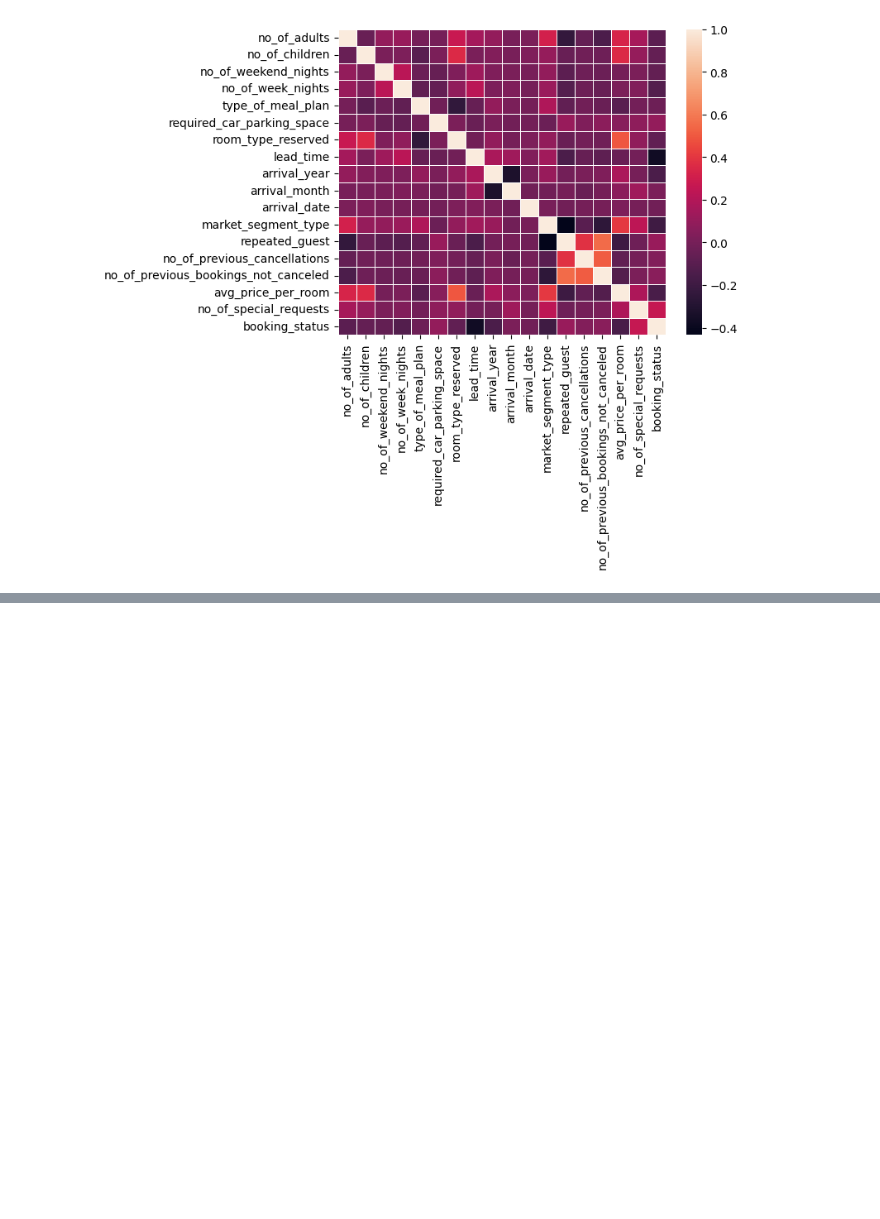
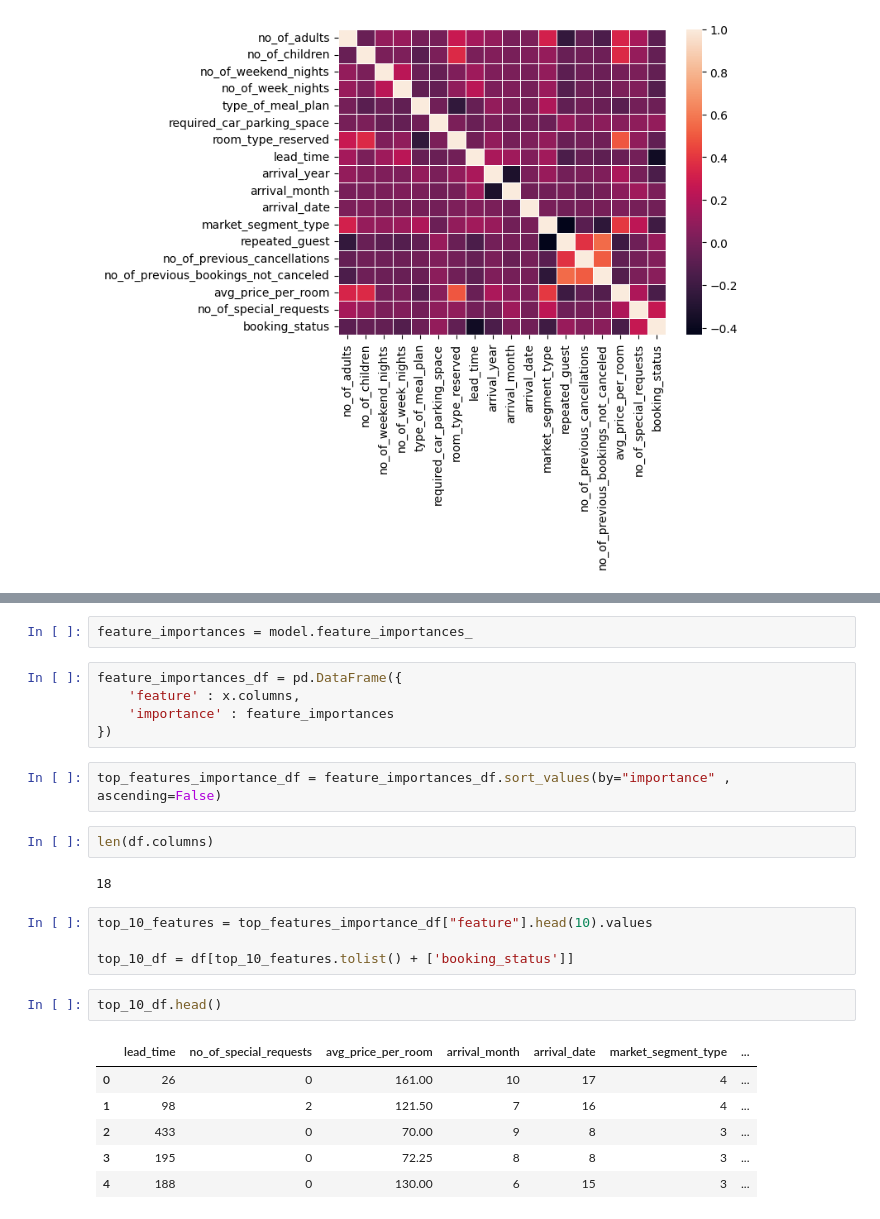
Before and after one commit to chiragd0408/Hotel_Reservation_Prediction, a Jupyter notebook: notebook/notebook.ipynb, the cells around one changed output, grey strips where cells are left out. Drawn from its saved outputs; the diff is of its cells as text; blank space fills up the shorter version.

```diff
--- a/notebook/notebook.ipynb
+++ b/notebook/notebook.ipynb
@@ -407,0 +529,26 @@ sns.heatmap(corr , linewidths= 0.5)
+# %%
+feature_importances = model.feature_importances_
+# %%
+feature_importances_df = pd.DataFrame({
+    'feature' : x.columns,
+    'importance' : feature_importances
+})
+# %%
+top_features_importance_df = feature_importances_df.sort_values(by="importance" , ascending=False)
+# %%
+len(df.columns)
+# %% [output]
+18
+# %%
+top_10_features = top_features_importance_df["feature"].head(10).values
+
+top_10_df = df[top_10_features.tolist() + ['booking_status']]
+# %%
+top_10_df.head()
+# %% [output]
+|  | lead_time | no_of_special_requests | avg_price_per_room | arrival_month | arrival_date | market_segment_type | ... |
+| 0 | 26 | 0 | 161.00 | 10 | 17 | 4 | ... |
+| 1 | 98 | 2 | 121.50 | 7 | 16 | 4 | ... |
+| 2 | 433 | 0 | 70.00 | 9 | 8 | 3 | ... |
+| 3 | 195 | 0 | 72.25 | 8 | 8 | 3 | ... |
+| 4 | 188 | 0 | 130.00 | 6 | 15 | 3 | ... |
```
Also changed, not shown: parts of 34 cells of this notebook.
